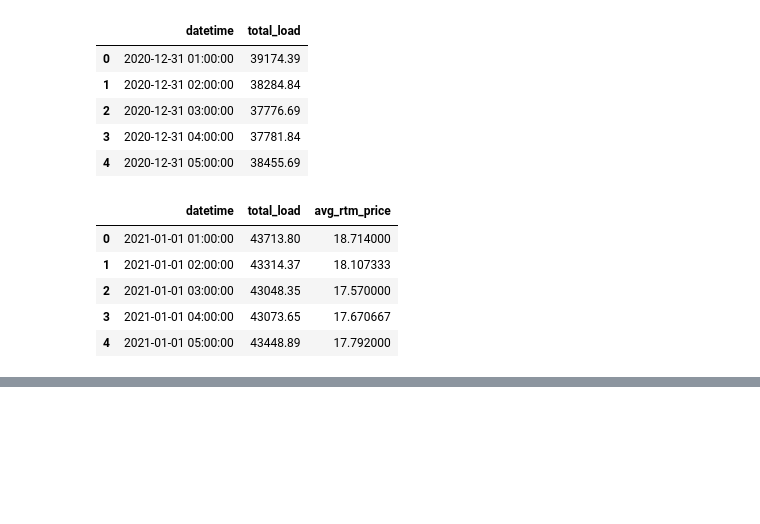
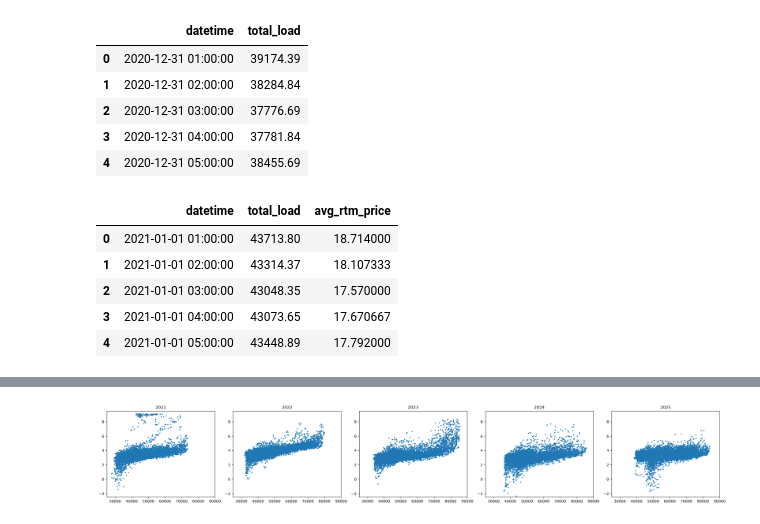
Before and after one commit to zyliaz/Energy-Price-Risk-Model, a Jupyter notebook: 03_notebooks/02_analysis/05_load_rtm_price_plot.ipynb, the cells around one changed output, grey strips where cells are left out. Drawn from its saved outputs; the diff is of its cells as text; code cells hidden in the pictures; blank space fills up the shorter version.

```diff
--- a/03_notebooks/02_analysis/05_load_rtm_price_plot.ipynb
+++ b/03_notebooks/02_analysis/05_load_rtm_price_plot.ipynb
@@ -92,15 +66,0 @@ plt.show()
-# %%
-# load trend
-df_plot2 = df_plot.reset_index()
-df_plot2['year'] = df_plot2['datetime'].dt.strftime("%Y")
-df_trend = df_plot2.groupby('year').mean().reset_index()
-
-ax = df_trend.plot(x='year', y='total_load', color='orange', label='Mean Yearly Load')
-plt.ylim(30000, df_trend['total_load'].max()+5000)
-ax2 = ax.twinx()
-ax2.plot(df_trend['year'], df_trend['avg_rtm_price'], color='blue', label='power price')
-ax.set_xlabel('Time')
-ax.set_ylabel('Load')
-ax2.set_ylabel('Power Price')
-ax.legend()
-ax2.legend()
@@ -109,0 +67,22 @@ ax2.legend()
+# %%
+# break down by year
+# log(rtm_price) to make the plot more readable
+
+df_plot['year'] = df_plot.index.year
+years = [2021, 2022, 2023, 2024, 2025]
+
+fig, axes = plt.subplots(1, 5, figsize=(24, 4), sharex=True)
+axes = axes.flatten()
+
+for ax, year in zip(axes, years):
+    year_data = df_plot[df_plot['year'] == year]
+
+    ax.scatter(year_data['total_load'], np.sign(year_data['avg_rtm_price']) * np.log(abs(year_data['avg_rtm_price'])), lw=0.2, s=8)
+    ax.set_title(year, fontsize=11)
+    ax.set_ylim(-2.5, 9.5)
+    ax.set_xlim(25000, 90000)
+
+plt.tight_layout()
+plt.show()
+# %% [output]
+[figure, added]
```
Also changed, not shown: parts of 5 cells of this notebook, 15 other files.
